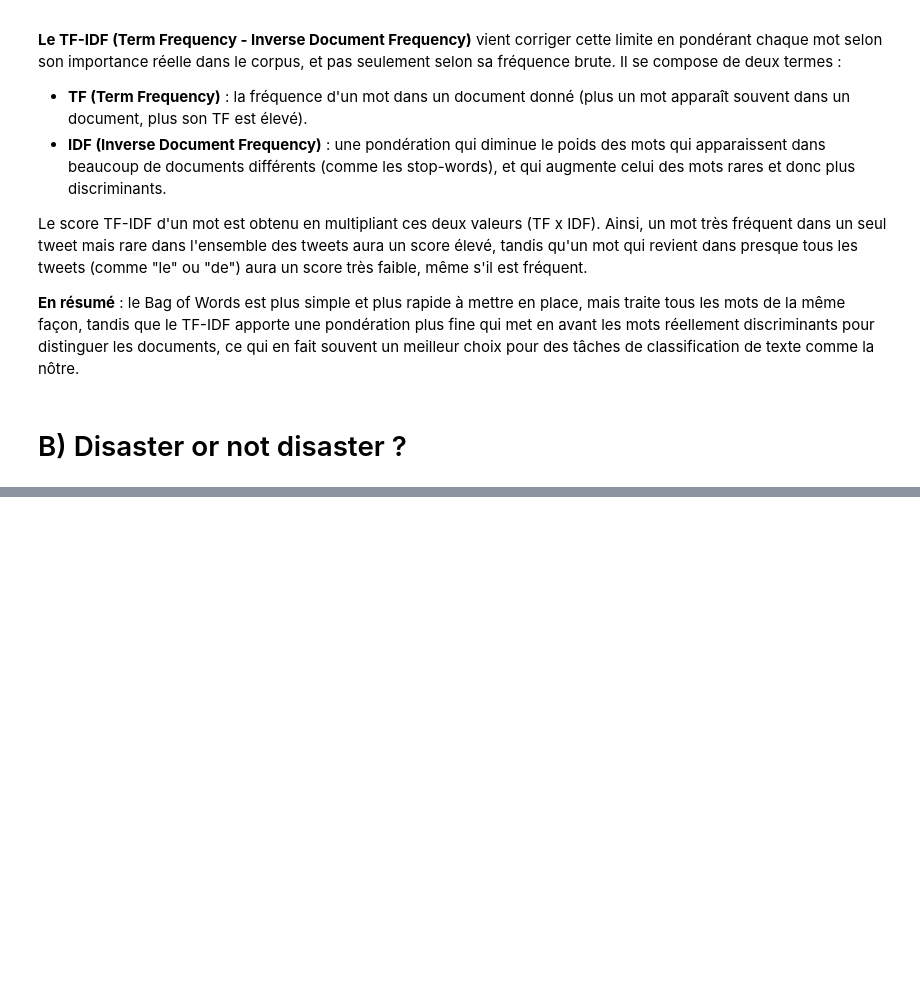
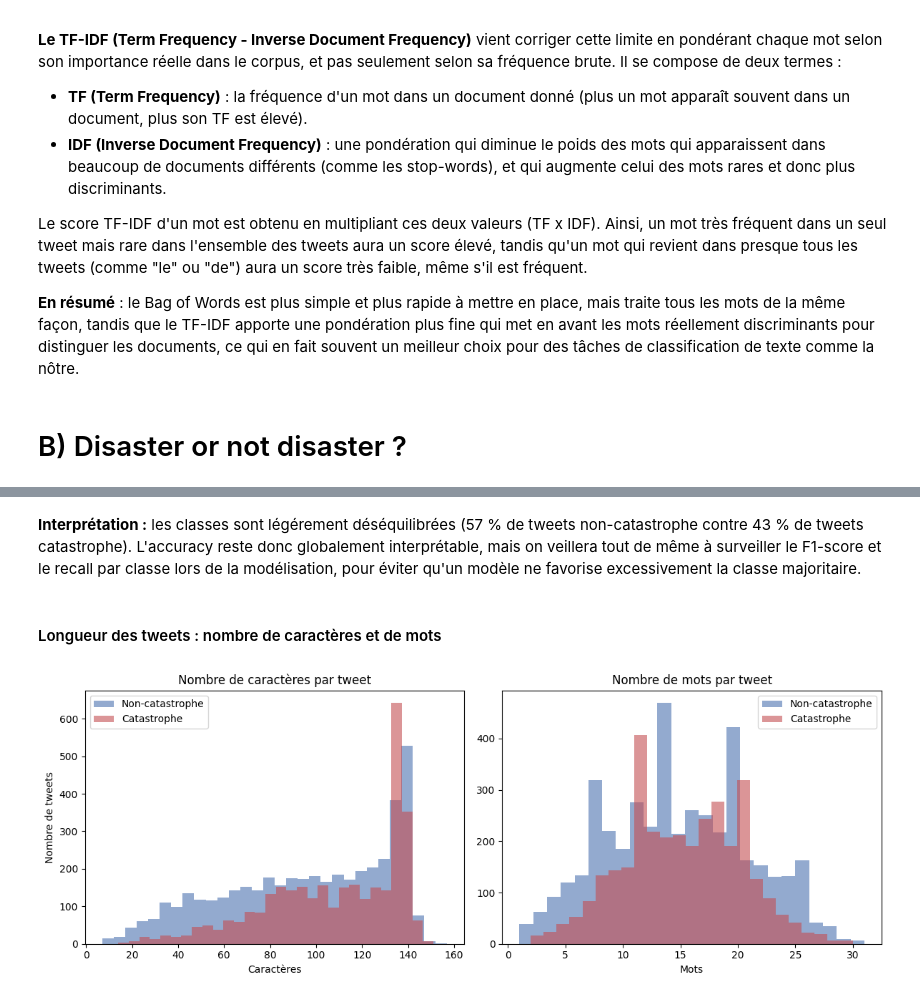
Before and after one commit to axel-achart/eye-of-emergency, a Jupyter notebook: notebook.ipynb, the cells around one changed output, grey strips where cells are left out. Drawn from its saved outputs; the diff is of its cells as text; code cells hidden in the pictures; blank space fills up the shorter version.

```diff
--- a/notebook.ipynb
+++ b/notebook.ipynb
@@ -120,0 +226,26 @@ Le score TF-IDF d'un mot est obtenu en multipliant ces deux valeurs (TF x IDF).
+# %% [markdown]
+**Interprétation :** les classes sont légérement déséquilibrées (57 % de tweets non-catastrophe contre 43 % de tweets catastrophe).
+L'accuracy reste donc globalement interprétable, mais on veillera tout de même à surveiller le F1-score et le recall par classe lors de la modélisation, pour éviter qu'un modèle ne favorise excessivement la classe majoritaire.
+# %% [markdown]
+#### Longueur des tweets : nombre de caractères et de mots
+# %%
+fig, axes = plt.subplots(1, 2, figsize=(12, 4.5))
+
+for target_value, color, label in zip([0, 1], ["#4C72B0", "#C44E52"], ["Non-catastrophe", "Catastrophe"]):
+    subset = db_train[db_train["target"] == target_value]
+    axes[0].hist(subset["char_count"], bins=30, alpha=0.6, color=color, label=label)
+    axes[1].hist(subset["word_count"], bins=25, alpha=0.6, color=color, label=label)
+
+axes[0].set_title("Nombre de caractères par tweet")
+axes[0].set_xlabel("Caractères")
+axes[0].set_ylabel("Nombre de tweets")
+axes[0].legend()
+
+axes[1].set_title("Nombre de mots par tweet")
+axes[1].set_xlabel("Mots")
+axes[1].legend()
+
+plt.tight_layout()
+plt.show()
+# %% [output]
+[figure, added]
```
Also changed, not shown: parts of 33 cells of this notebook.
